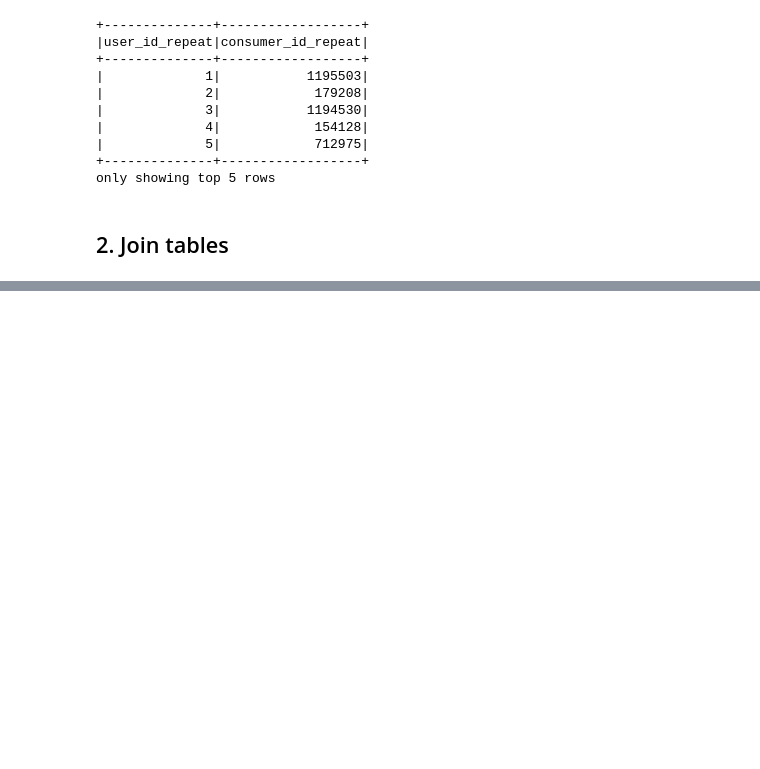
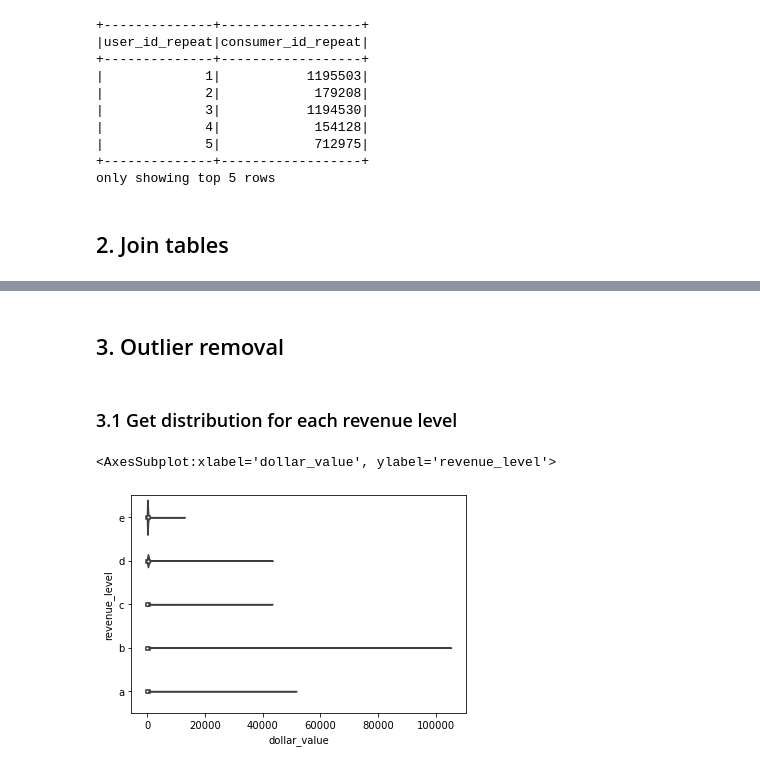
Before and after one commit to MAST30034-Applied-Data-Science/generic-buy-now-pay-later-project-group-27, a Jupyter notebook: notebooks/overview.ipynb, the cells around one changed output, grey strips where cells are left out. Cells and saved outputs as stored; diff of their text form; code cells hidden in the pictures; blank space fills up the shorter version.

```diff
--- a/notebooks/overview.ipynb
+++ b/notebooks/overview.ipynb
@@ -226 +228,11 @@ join
 only showing top 20 rows
+# %% [markdown]
+<h2>3. Outlier removal</h2>
+# %% [markdown]
+<h3>3.1 Get distribution for each revenue level</h3>
+# %%
+import seaborn as sns
+sns.violinplot(data=join.toPandas(), x="dollar_value", y="revenue_level")
+# %% [output]
+<AxesSubplot:xlabel='dollar_value', ylabel='revenue_level'>
+[figure, added]
```
Also changed, not shown: parts of 17 cells of this notebook, 1 other file.
